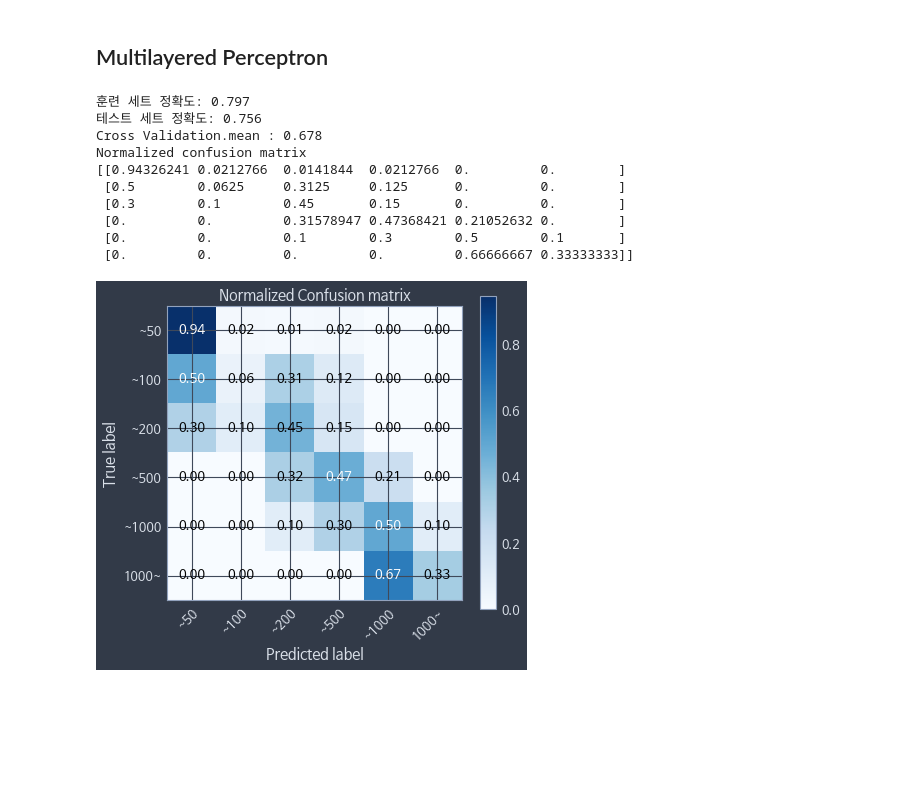
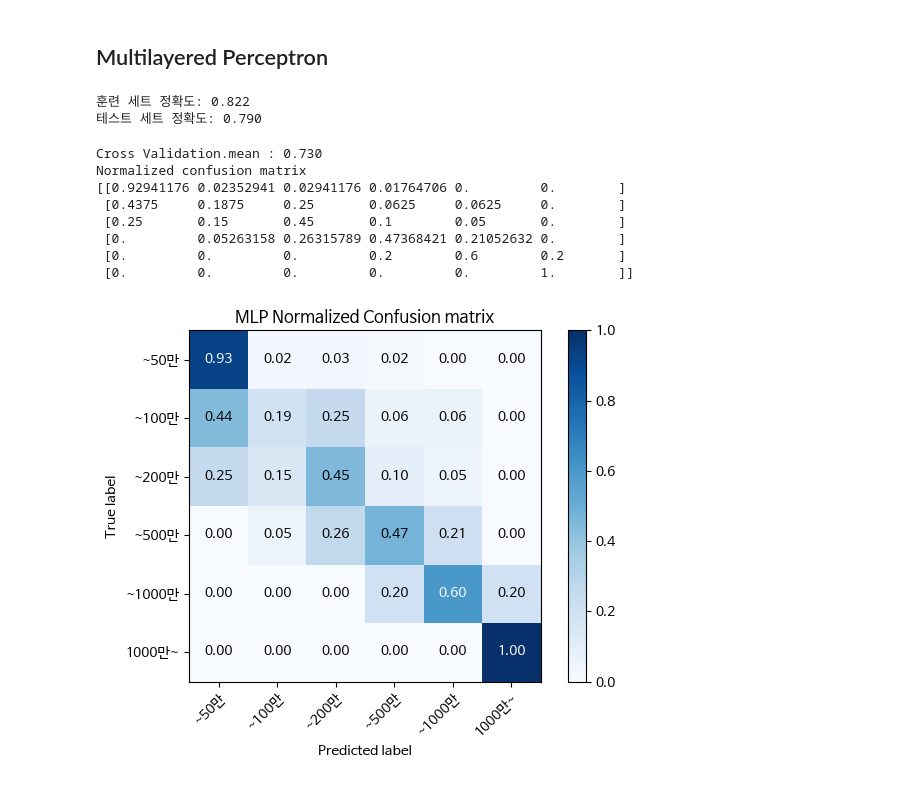
Before and after one commit to younghk/2019_Project_Graduation, a Jupyter notebook: Modeling.ipynb, the cells around one changed output. Drawn from its saved outputs; the diff is of its cells as text; code cells hidden in the pictures; blank space fills up the shorter version.

```diff
--- a/Modeling.ipynb
+++ b/Modeling.ipynb
@@ -30,3 +25,14 @@ jtplot.style(theme = 'onedork')
+# %%
+from jupyterthemes import jtplot
+
+# jtplot.style(theme = 'chesterish')
+jtplot.reset() # onedork
+
+import matplotlib.font_manager as fm
+
+font_path = '/Library/Fonts/NanumBarunGothic.otf'
+font_name=fm.FontProperties(fname=font_path, size=12).get_name()
+plt.rc('font', family=font_name)
 # %%
 import matplotlib.font_manager as fm
 
@@ -219,3 +225,6 @@ mov.head(5)
 | 4 | 141.0 | 0.771 | 11.535326 | 2.662268 | 2.551117 | 2.258545 | 1.201644 | 8.587130 | 0.817444 | ... |
 # %%
 mov.to_csv('mov_3actors_all_scaled.csv', index=False)
+# %%
+mov = pd.read_csv('mov_3actors_all_scaled.csv')
+mov.head(1)
@@ -909,42 +878,42 @@ best ntree limit: 674
 from sklearn.neural_network import MLPClassifier
 # %%
 def movie_multilayered_perceptron(mov):
-    X = mov.iloc[:,0:9]
-    y = mov.iloc[:,11]
+    X = mov.iloc[:,0:11]
+    y = mov.iloc[:,13]
 
-    X_train, X_test, y_train, y_test = train_test_split(X, y, stratify=y, random_state=1232)
+    X_train, X_test, y_train, y_test = train_test_split(X, y, stratify=y)
 
-    movie_mlp = MLPClassifier(hidden_layer_sizes=225,
-                              max_iter=100,
-                              activation='tanh',
-                              solver='lbfgs',
-                              alpha=0.001,
-                              random_state=0).fit(X_train, y_train)
+    movie_mlp = MLPClassifier(hidden_layer_sizes=244,
+                              max_iter=110,
+                              activation='relu',
+                              solver='adam',
+                              alpha=0.0001,
+                              random_state=123456).fit(X_train, y_train)
 
     print("훈련 세트 정확도: {:.3f}".format(movie_mlp.score(X_train, y_train)))
     print("테스트 세트 정확도: {:.3f}".format(movie_mlp.score(X_test, y_test)))
 
     scores = cross_val_score(movie_mlp, X, y, cv=kfold)
     print("Cross Validation.mean : {:.3f}".format(scores.mean()))
     y_pred = movie_mlp.predict(X_test)
-    target_names = ['~50', '~100', '~200', '~500', '~1000', '1000~']
+    target_names = ['~50만', '~100만', '~200만', '~500만', '~1000만', '1000만~']
     labels = ['0', '1', '2', '3', '4', '5']
     # print(y_pred)
     plot_confusion_matrix(y_test, np.array(y_pred), classes=target_names,
                           normalize=True,
-                          title='Normalized Confusion matrix')
+                          title='MLP Normalized Confusion matrix')
 
 
 movie_multilayered_perceptron(mov)
 # %% [output]
-훈련 세트 정확도: 0.797
-테스트 세트 정확도: 0.756
-Cross Validation.mean : 0.678
-Normalized confusion matrix
-[[0.94326241 0.0212766  0.0141844  0.0212766  0.         0.        ]
- [0.5        0.0625     0.3125     0.125      0.         0.        ]
- [0.3        0.1        0.45       0.15       0.         0.        ]
- [0.         0.         0.31578947 0.47368421 0.21052632 0.        ]
- [0.         0.         0.1        0.3        0.5        0.1       ]
- [0.         0.         0.         0.         0.66666667 0.33333333]]
+훈련 세트 정확도: 0.822
+테스트 세트 정확도: 0.790
+Cross Validation.mean : 0.730
+Normalized confusion matrix
+[[0.92941176 0.02352941 0.02941176 0.01764706 0.         0.        ]
+ [0.4375     0.1875     0.25       0.0625     0.0625     0.        ]
+ [0.25       0.15       0.45       0.1        0.05       0.        ]
+ [0.         0.05263158 0.26315789 0.47368421 0.21052632 0.        ]
+ [0.         0.         0.         0.2        0.6        0.2       ]
+ [0.         0.         0.         0.         0.         1.        ]]
-[figure, old version]
+[figure, new version]
```
Also changed, not shown: parts of 8 cells of this notebook, 1 other file.
